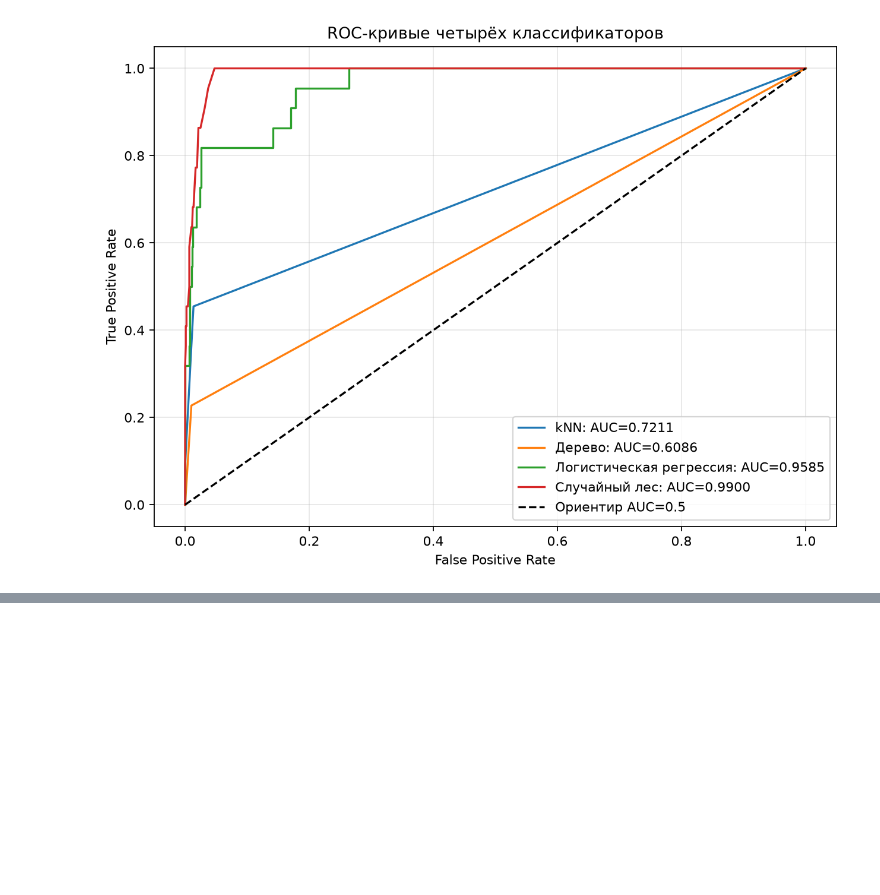
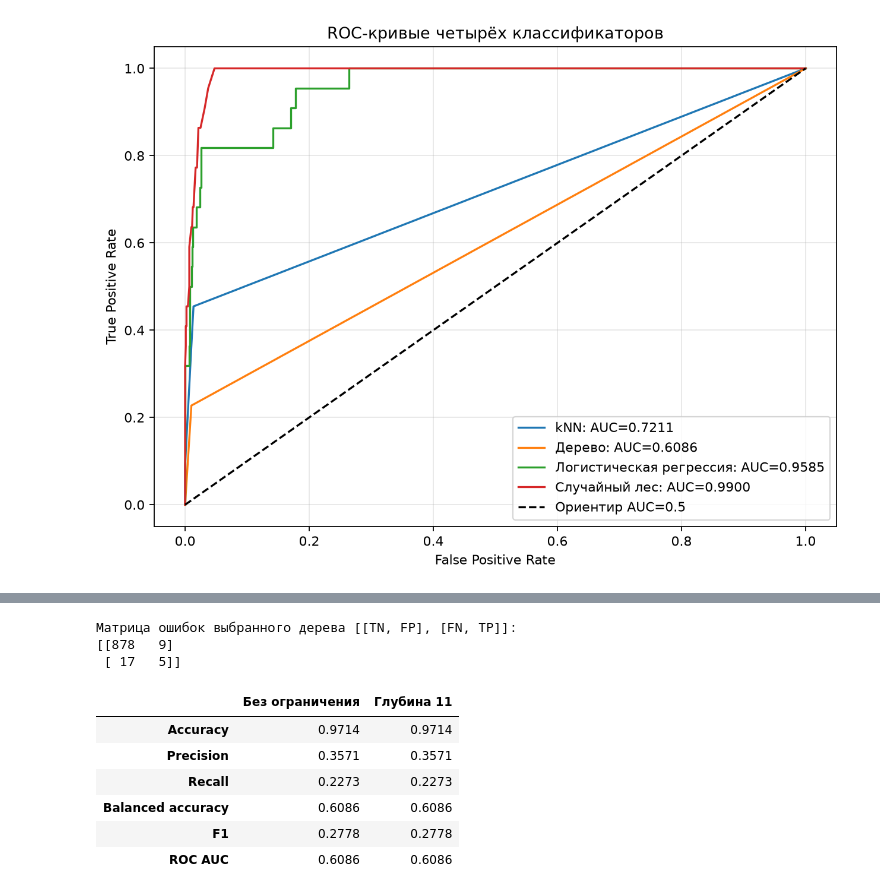
Before and after one commit to karinalien/lr5, a Jupyter notebook: lr5.ipynb, the cells around one changed output, grey strips where cells are left out. Saved outputs shown, nothing was run; the diff lists cells and outputs as text; code cells hidden in the pictures; blank space fills up the shorter version.

Commit message:
Подбор глубины дерева по кросс-валидации, актуальный отчёт и подготовка к защите

```diff
--- a/lr5.ipynb
+++ b/lr5.ipynb
@@ -219,0 +296,30 @@ plt.show()
+# %%
+tuned_tree = DecisionTreeClassifier(max_depth=best_depth, random_state=42)
+tuned_tree.fit(X_train_prepared, y_train)
+tuned_pred = tuned_tree.predict(X_test_prepared)
+tuned_proba = tuned_tree.predict_proba(X_test_prepared)[:, 1]
+tree_test_comparison = pd.DataFrame({
+    'Без ограничения': metrics.loc['Дерево', cv_metric_columns],
+    'Глубина ' + str(best_depth): pd.Series({
+        'Accuracy': accuracy_score(y_test, tuned_pred),
+        'Precision': precision_score(y_test, tuned_pred, zero_division=0),
+        'Recall': recall_score(y_test, tuned_pred, zero_division=0),
+        'Balanced accuracy': balanced_accuracy_score(y_test, tuned_pred),
+        'F1': f1_score(y_test, tuned_pred, zero_division=0),
+        'ROC AUC': roc_auc_score(y_test, tuned_proba)
+    })
+})
+display(tree_test_comparison.round(4))
+print('Матрица ошибок выбранного дерева [[TN, FP], [FN, TP]]:')
+print(confusion_matrix(y_test, tuned_pred, labels=[0, 1]))
+# %% [output]
+Матрица ошибок выбранного дерева [[TN, FP], [FN, TP]]:
+[[878   9]
+ [ 17   5]]
+|  | Без ограничения | Глубина 11 |
+| Accuracy | 0.9714 | 0.9714 |
+| Precision | 0.3571 | 0.3571 |
+| Recall | 0.2273 | 0.2273 |
+| Balanced accuracy | 0.6086 | 0.6086 |
+| F1 | 0.2778 | 0.2778 |
+| ROC AUC | 0.6086 | 0.6086 |
```
Also changed, not shown: parts of 8 cells of this notebook, 3 other files.
